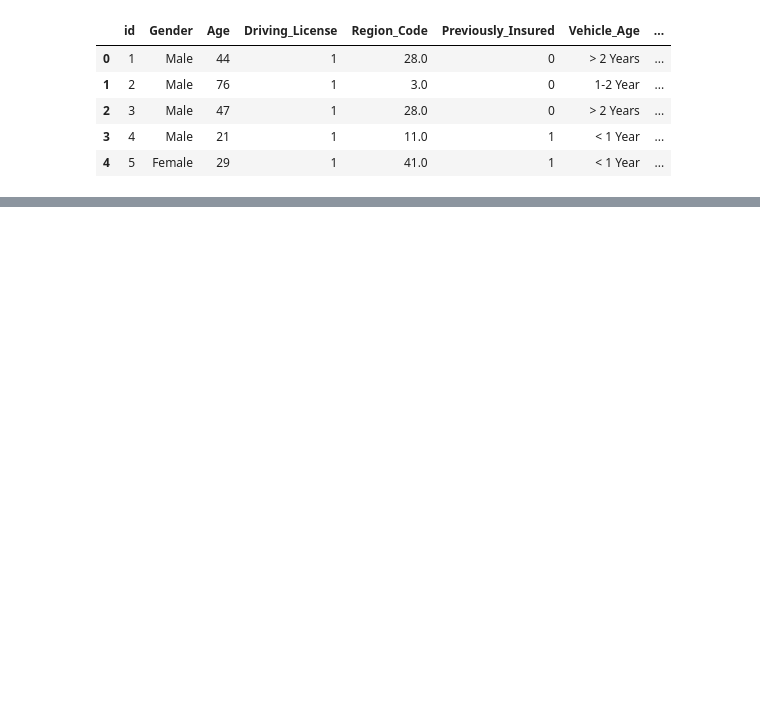
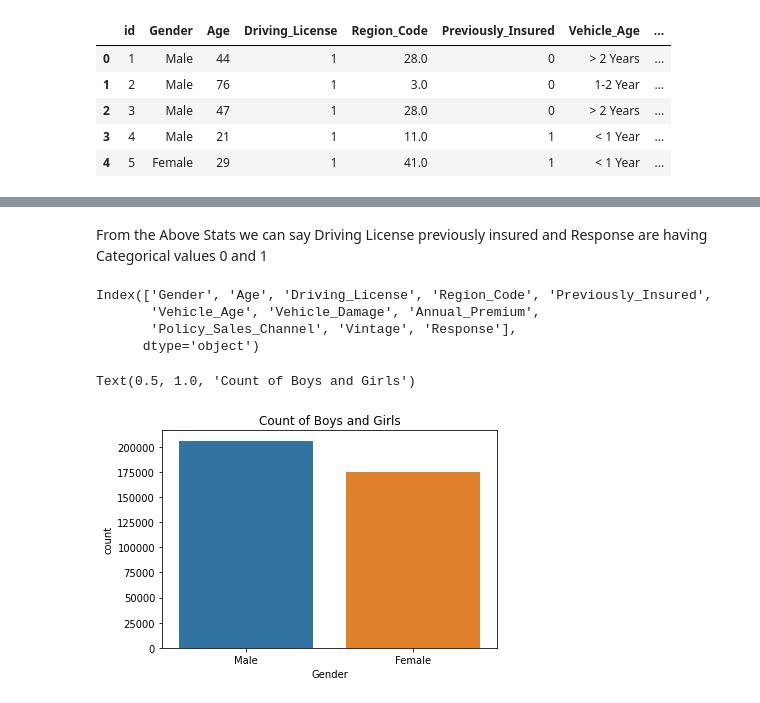
Before and after one commit to Zeeshan2012/HEALTH-INSURANCE-CROSS-SELL-PREDICTION, a Jupyter notebook: HEALTH_INSURANCE_CROSS_SELL_PREDICTION.ipynb, the cells around one changed output, grey strips where cells are left out. Drawn from its saved outputs; the diff is of its cells as text; code cells hidden in the pictures; blank space fills up the shorter version.

```diff
--- a/HEALTH_INSURANCE_CROSS_SELL_PREDICTION.ipynb
+++ b/HEALTH_INSURANCE_CROSS_SELL_PREDICTION.ipynb
@@ -68,0 +121,20 @@ df.head()
+# %% [markdown]
+From the Above Stats we can say Driving License previously insured and Response are having Categorical values 0 and 1
+# %%
+#Check for irrelevant columns
+# We can drop the ID column as it is just work as a index
+df.drop(['id'], axis = 1, inplace = True)
+# %%
+df.columns
+# %% [output]
+Index(['Gender', 'Age', 'Driving_License', 'Region_Code', 'Previously_Insured',
+       'Vehicle_Age', 'Vehicle_Damage', 'Annual_Premium',
+       'Policy_Sales_Channel', 'Vintage', 'Response'],
+      dtype='object')
+# %%
+# check the Statics of Males and Females
+sns.countplot(df['Gender'])
+plt.title('Count of Boys and Girls')
+# %% [output]
+Text(0.5, 1.0, 'Count of Boys and Girls')
+[figure, added]
```
Also changed, not shown: parts of 16 cells of this notebook.
